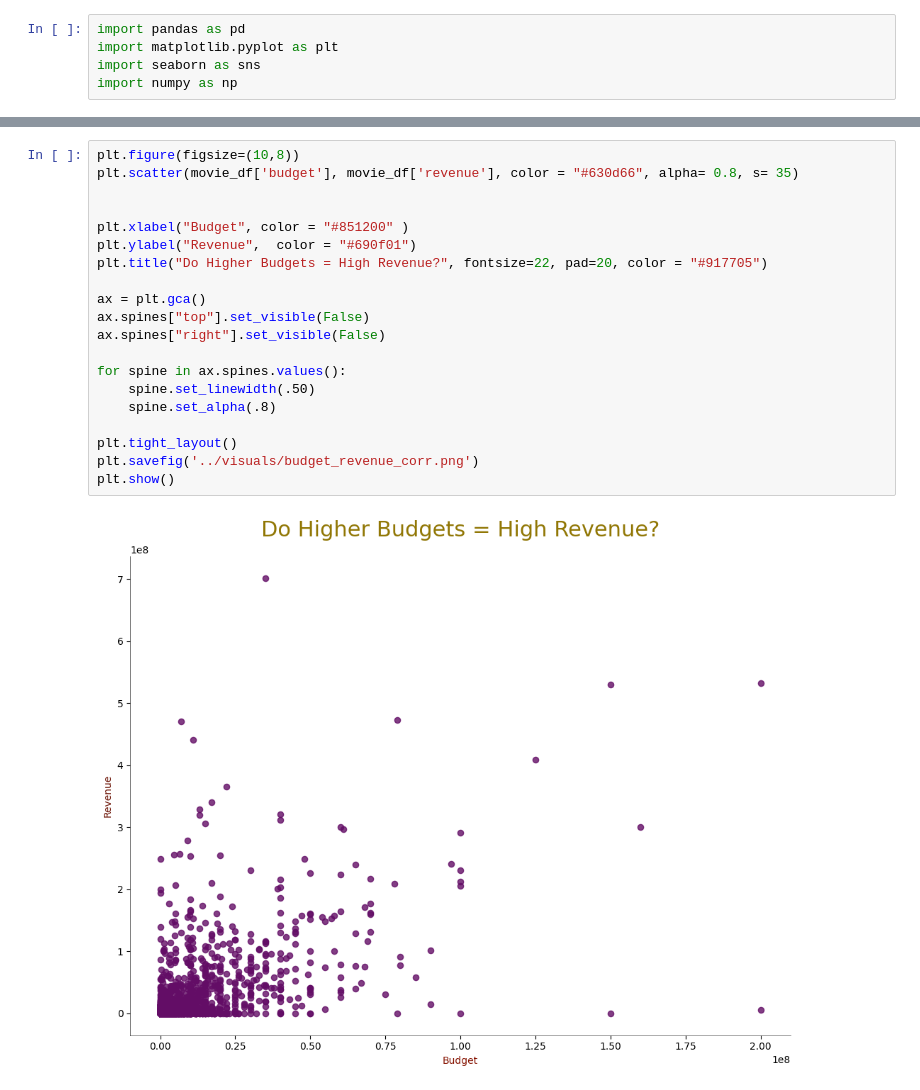
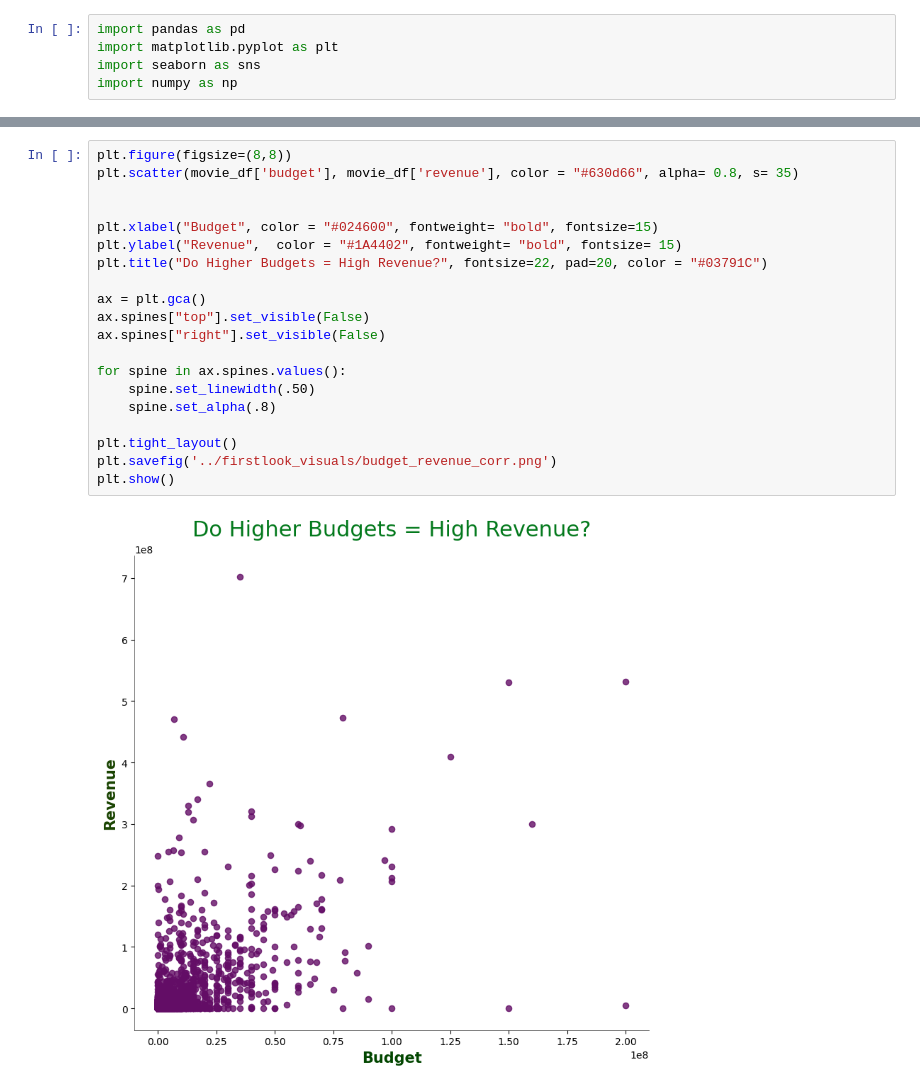
Before and after one commit to JessicaLindsey5514/HorrorMovieAnalysis, a Jupyter notebook: notebooks/firstlook_visuals.ipynb, the cells around one changed output, grey strips where cells are left out. Drawn from its saved outputs; the diff is of its cells as text.

Commit message:
early visualizations, practice with cleaning and charts, early insights, exploratory questions

```diff
--- a/notebooks/firstlook_visuals.ipynb
+++ b/notebooks/firstlook_visuals.ipynb
@@ -77,22 +76,22 @@ plt.show()
 # %%
-plt.figure(figsize=(10,8))
+plt.figure(figsize=(8,8))
 plt.scatter(movie_df['budget'], movie_df['revenue'], color = "#630d66", alpha= 0.8, s= 35)
 
 
-plt.xlabel("Budget", color = "#851200" )
-plt.ylabel("Revenue",  color = "#690f01")
-plt.title("Do Higher Budgets = High Revenue?", fontsize=22, pad=20, color = "#917705")
+plt.xlabel("Budget", color = "#024600", fontweight= "bold", fontsize=15)
+plt.ylabel("Revenue",  color = "#1A4402", fontweight= "bold", fontsize= 15)
+plt.title("Do Higher Budgets = High Revenue?", fontsize=22, pad=20, color = "#03791C")
 
 ax = plt.gca()
 ax.spines["top"].set_visible(False)
 ax.spines["right"].set_visible(False)
 
 for spine in ax.spines.values():
     spine.set_linewidth(.50)
     spine.set_alpha(.8)
 
 plt.tight_layout()
-plt.savefig('../visuals/budget_revenue_corr.png')
+plt.savefig('../firstlook_visuals/budget_revenue_corr.png')
 plt.show()
 # %% [output]
-[figure, old version]
+[figure, new version]
```
Also changed, not shown: parts of 12 cells of this notebook, 33 other files.
